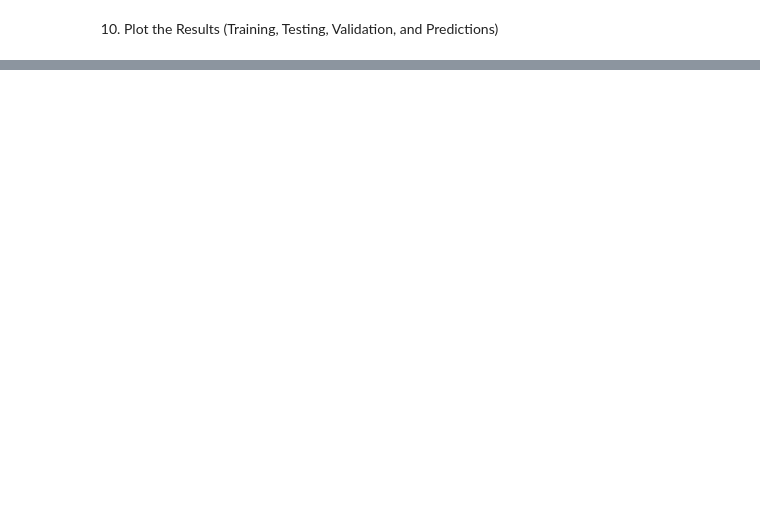
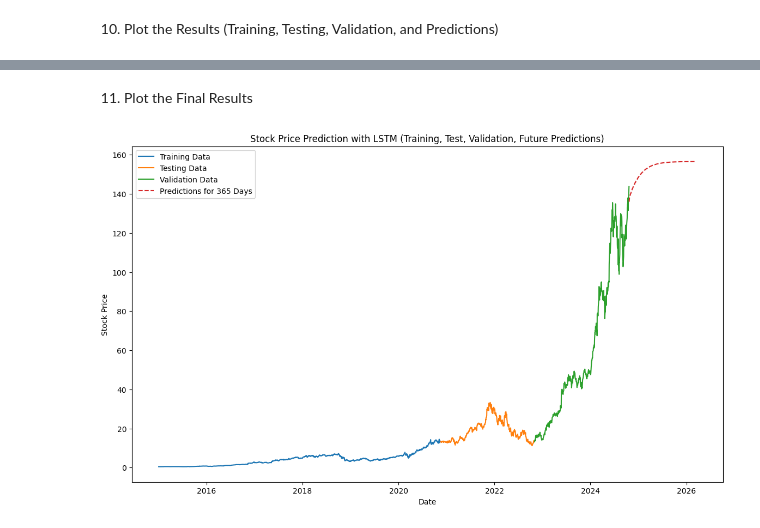
Before and after one commit to roderickperez/NeuralNetworksCourseOMV, a Jupyter notebook: 12_LSTM_futurePrediction.ipynb, the cells around one changed output, grey strips where cells are left out. Drawn from its saved outputs; the diff is of its cells as text; code cells hidden in the pictures; blank space fills up the shorter version.

```diff
--- a/12_LSTM_futurePrediction.ipynb
+++ b/12_LSTM_futurePrediction.ipynb
@@ -280,0 +466,21 @@ plt.show()
+# %%
+# Predict the next 365 days
+prediction_days = 365
+# %%
+# Function to predict future values
+def predict_future_days(model, data, prediction_days, window_size):
+    predictions = []
+    last_window = data[-window_size:]
+
+    for _ in range(prediction_days):
+        input_data = last_window.reshape((1, window_size, 1))
+        predicted_value = model.predict(input_data)
+        predictions.append(predicted_value[0, 0])
+        last_window = np.append(last_window[1:], predicted_value)
+
+    return predictions
+
+future_predictions = predict_future_days(final_model, scaled_data, prediction_days, window_size)
+
+# Inverse scale the predictions (since we scaled the input data earlier)
+future_predictions = scaler.inverse_transform(np.array(future_predictions).reshape(-1, 1))
@@ -280,0 +505,26 @@ plt.show()
+# %% [markdown]
+11. Plot the Final Results
+# %%
+# Plot the training, testing, validation, and predicted future data
+plt.figure(figsize=(14, 8))
+
+# Plot the training data
+plt.plot(raw_data.index[:train_size], scaler.inverse_transform(train_data), label='Training Data')
+
+# Plot the testing data
+plt.plot(raw_data.index[train_size:train_size + test_size], scaler.inverse_transform(test_data), label='Testing Data')
+
+# Plot the validation data
+plt.plot(raw_data.index[train_size + test_size:], scaler.inverse_transform(val_data), label='Validation Data')
+
+# Plot the future predictions
+future_index = pd.date_range(start=raw_data.index[-1], periods=prediction_days + 1, freq='B')[1:]
+plt.plot(future_index, future_predictions, label=f'Predictions for {prediction_days} Days', linestyle='dashed')
+
+plt.title('Stock Price Prediction with LSTM (Training, Test, Validation, Future Predictions)')
+plt.xlabel('Date')
+plt.ylabel('Stock Price')
+plt.legend()
+plt.show()
+# %% [output]
+[figure, added]
```
Also changed, not shown: parts of 29 cells of this notebook, 38 other files.
